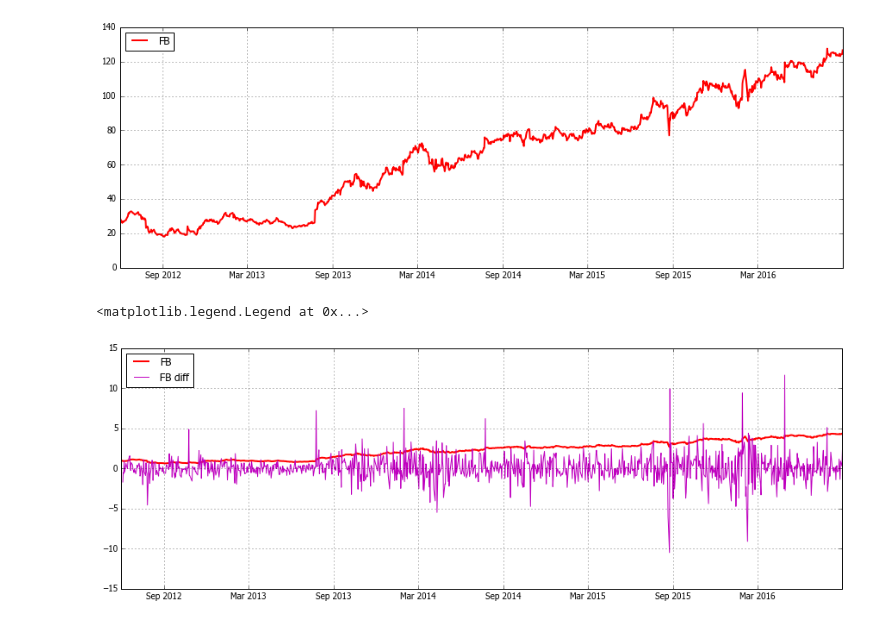
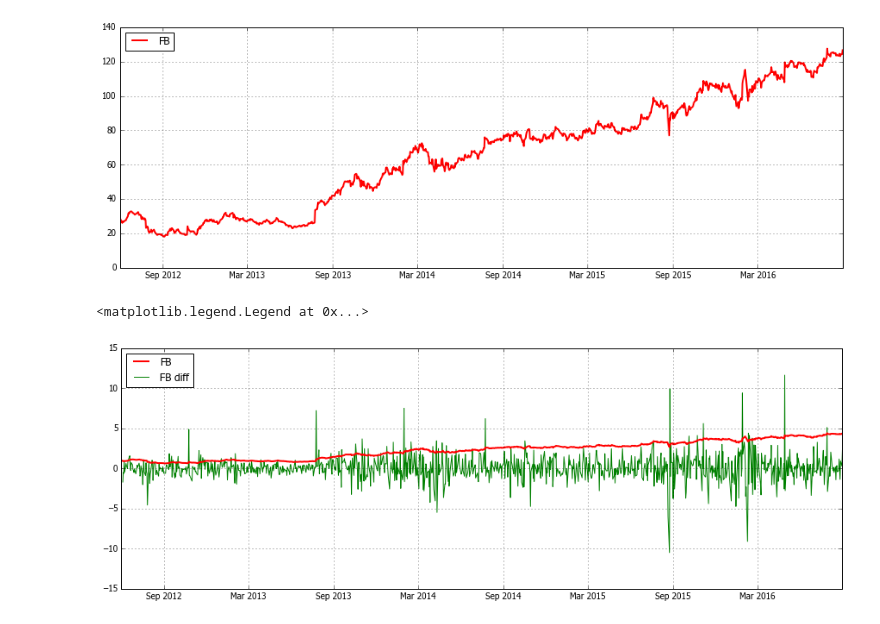
Before and after one commit to poldnev/jupyter-notebooks, a Jupyter notebook: finam-5.ipynb, the cells around one changed output. Cells and saved outputs as stored; diff of their text form; code cells hidden in the pictures.

```diff
--- a/finam-5.ipynb
+++ b/finam-5.ipynb
@@ -312,17 +312,18 @@ plt.legend(loc='upper left')
 # %%
 plt.figure(figsize=(15, 5))
 plt.grid()
 plt.plot(
     yahoo_fb.index, yahoo_fb.Open / yahoo_fb.iloc[0].Open,
     color='r',
     linewidth=2,
     label='FB')
 plt.plot(
     yahoo_fb.index, yahoo_fb.Open.diff(),
-    color='m',
+    color='g',
     linewidth=1,
-    label='FB diff')
+    label='FB diff',
+    zorder=-1)
 plt.legend(loc='upper left')
 # %% [output]
 <matplotlib.legend.Legend at 0x...>
-[figure, old version]
+[figure, new version]
```
